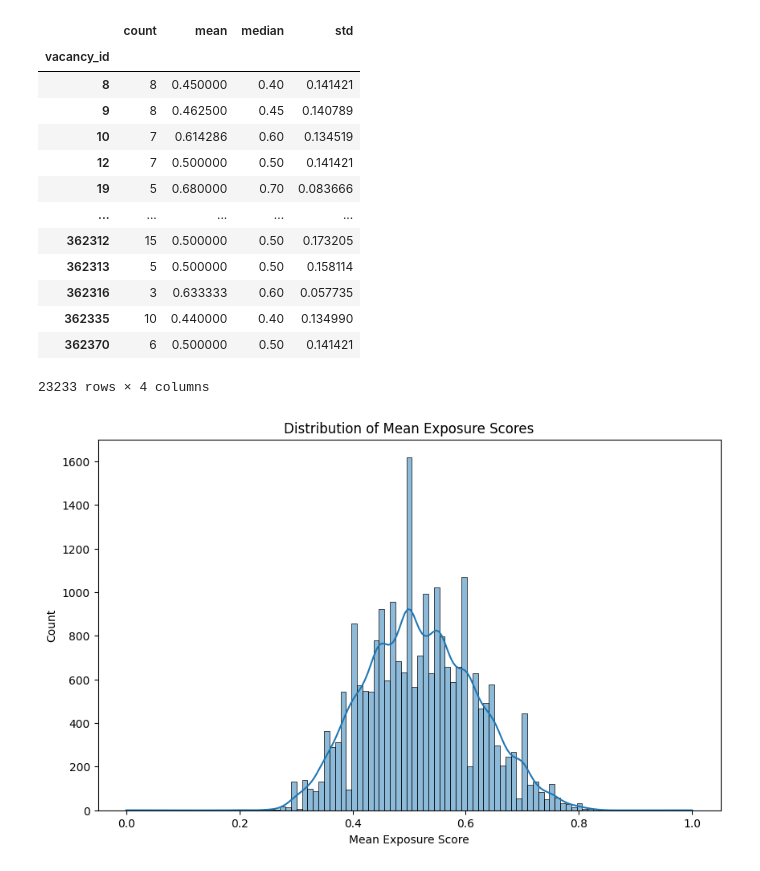
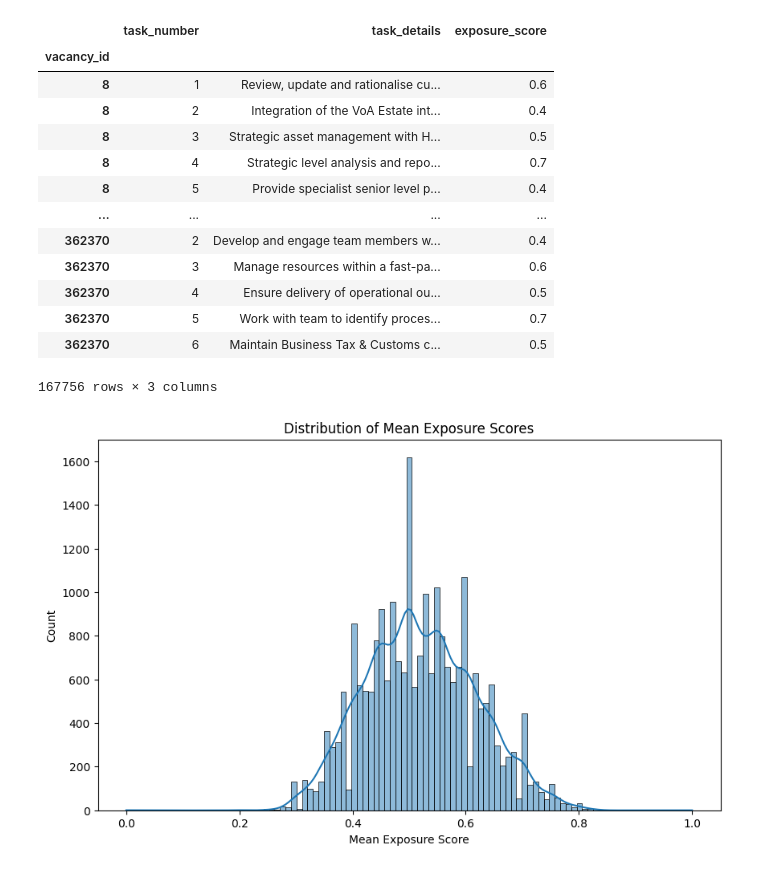
Before and after one commit to co-cddo/gda-ideas-bulk-ai-exposure, a Jupyter notebook: eda.ipynb, the cells around one changed output. Cells and saved outputs as stored; diff of their text form; code cells hidden in the pictures.

```diff
--- a/eda.ipynb
+++ b/eda.ipynb
@@ -32,26 +44,35 @@ hmrc_jobs = load_department_jobs("HM Revenue and Customs")
 # %%
-import pandas as pd
+#  convert the instances from the batch processor into a data frame
 import seaborn as sns
 import matplotlib.pyplot as plt
 import numpy as np
 
 tasks_dict = {}
 for item in sbi.instances:
     if item:
         # Extract vacancy_id from the recordId string
-        vacancy_id = int(item['recordId'].split('=')[1])
+        vacancy_id = int(item["recordId"].split("=")[1])
         # Get the tasks from the outputModel
-        if item['outputModel']:
-            tasks = item['outputModel'].model_dump()['tasks']
+        if item["outputModel"]:
+            tasks = item["outputModel"].model_dump()["tasks"]
             tasks_dict[vacancy_id] = tasks
 
 
-tasks_df = pd.DataFrame([
-    {'vacancy_id': key, **item}
-    for key, tasks in tasks_dict.items()
-    for item in tasks
-]).set_index('vacancy_id')
-
-
-hmrc_jobs_with_tasks = hmrc_jobs.merge(tasks_df, on='vacancy_id', how='left').drop(columns=['job_summary',
-       'job_description', 'full_job_description'])
+tasks_df = pd.DataFrame(
+    [{"vacancy_id": key, **item} for key, tasks in tasks_dict.items() for item in tasks]
+).set_index("vacancy_id")
+# %% [output]
+|  | task_number | task_details | exposure_score |
+| vacancy_id |  |  |  |
+| 8 | 1 | Review, update and rationalise cu... | 0.6 |
+| 8 | 2 | Integration of the VoA Estate int... | 0.4 |
+| 8 | 3 | Strategic asset management with H... | 0.5 |
+| 8 | 4 | Strategic level analysis and repo... | 0.7 |
+| 8 | 5 | Provide specialist senior level p... | 0.4 |
+| ... | ... | ... | ... |
+| 362370 | 2 | Develop and engage team members w... | 0.4 |
+| 362370 | 3 | Manage resources within a fast-pa... | 0.6 |
+| 362370 | 4 | Ensure delivery of operational ou... | 0.5 |
+| 362370 | 5 | Work with team to identify proces... | 0.7 |
+| 362370 | 6 | Maintain Business Tax & Customs c... | 0.5 |
+167756 rows × 3 columns
@@ -58,18 +82,5 @@ hmrc_jobs_with_tasks = hmrc_jobs.merge(tasks_df, on='vacancy_id', how='left').dr
 # %%
-stats = hmrc_jobs_with_tasks.groupby('vacancy_id')['exposure_score'].agg(['count', 'mean', 'median', 'std'])
-stats
+#  This computes the summary stats for each vacancy, i.e. how exposed the role is to automation
+hmrc_stats = hmrc_jobs_with_tasks.groupby("vacancy_id")["exposure_score"].agg(
+    ["count", "mean", "median", "std"]
+)
-# %% [output]
-|  | count | mean | median | std |
-| vacancy_id |  |  |  |  |
-| 8 | 8 | 0.450000 | 0.40 | 0.141421 |
-| 9 | 8 | 0.462500 | 0.45 | 0.140789 |
-| 10 | 7 | 0.614286 | 0.60 | 0.134519 |
-| 12 | 7 | 0.500000 | 0.50 | 0.141421 |
-| 19 | 5 | 0.680000 | 0.70 | 0.083666 |
-| ... | ... | ... | ... | ... |
-| 362312 | 15 | 0.500000 | 0.50 | 0.173205 |
-| 362313 | 5 | 0.500000 | 0.50 | 0.158114 |
-| 362316 | 3 | 0.633333 | 0.60 | 0.057735 |
-| 362335 | 10 | 0.440000 | 0.40 | 0.134990 |
-| 362370 | 6 | 0.500000 | 0.50 | 0.141421 |
-23233 rows × 4 columns
```
Also changed, not shown: parts of 19 cells of this notebook, 2 other files.
